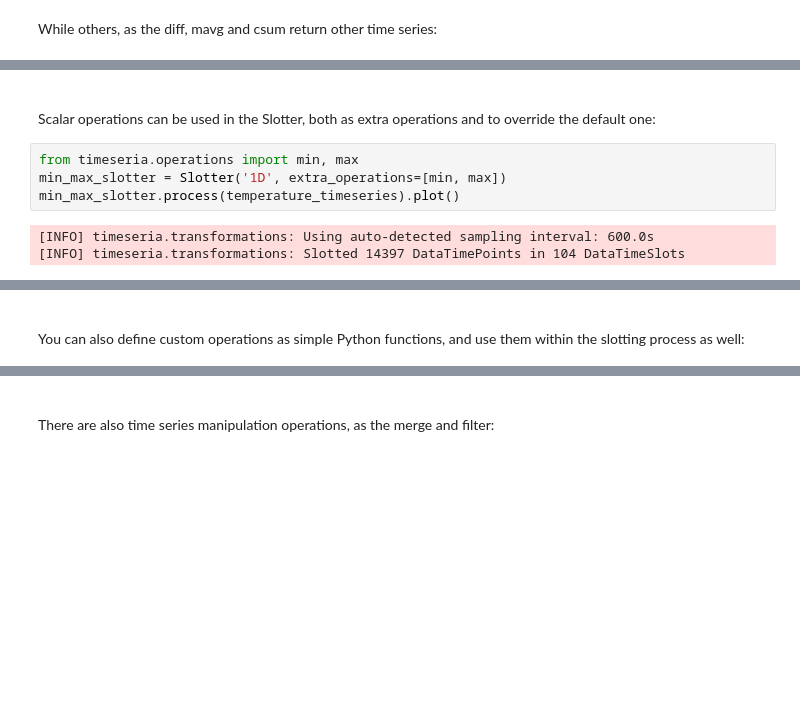
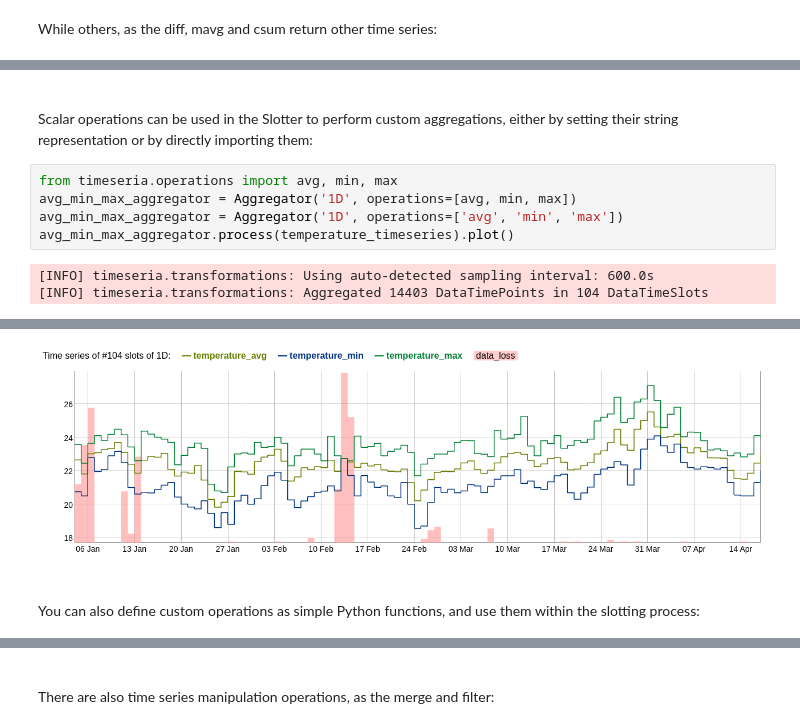
Before and after one commit to sarusso/Timeseria-notebooks, a Jupyter notebook: notebooks/Welcome.ipynb, the cells around one changed output, grey strips where cells are left out. Drawn from its saved outputs; the diff is of its cells as text; blank space fills up the shorter version.

```diff
--- a/notebooks/Welcome.ipynb
+++ b/notebooks/Welcome.ipynb
@@ -491,10 +490,11 @@ hourly_temperature_timeseries.mavg(24).plot() # 24 hours moving average
 # %% [markdown]
 <br/>
-Scalar operations can be used in the Slotter, both as extra operations and to override the default one:
+Scalar operations can be used in the Slotter to perform custom aggregations, either by setting their string representation or by directly importing them:
 # %%
-from timeseria.operations import min, max
-min_max_slotter = Slotter('1D', extra_operations=[min, max])
-min_max_slotter.process(temperature_timeseries).plot()
+from timeseria.operations import avg, min, max
+avg_min_max_aggregator = Aggregator('1D', operations=[avg, min, max])
+avg_min_max_aggregator = Aggregator('1D', operations=['avg', 'min', 'max'])
+avg_min_max_aggregator.process(temperature_timeseries).plot()
 # %% [output]
 [INFO] timeseria.transformations: Using auto-detected sampling interval: 600.0s
-[INFO] timeseria.transformations: Slotted 14397 DataTimePoints in 104 DataTimeSlots
+[INFO] timeseria.transformations: Aggregated 14403 DataTimePoints in 104 DataTimeSlots
@@ -505,3 +501,4 @@ min_max_slotter.process(temperature_timeseries).plot()
+[figure, added]
 # %% [markdown]
 <br/>
-You can also define custom operations as simple Python functions, and use them within the slotting process as well:
+You can also define custom operations as simple Python functions, and use them within the slotting process:
```
Also changed, not shown: parts of 81 cells of this notebook, 3 other files.
